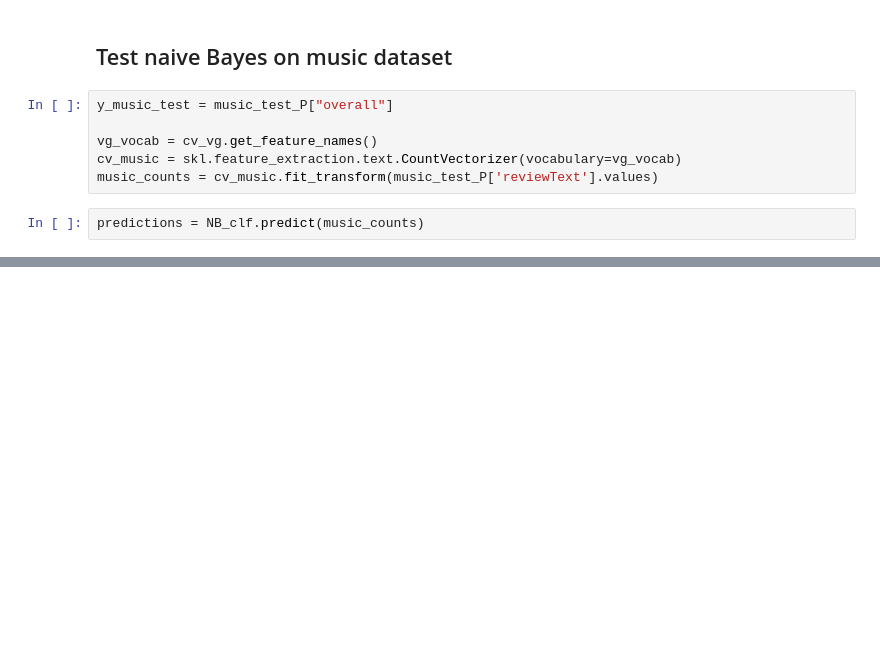
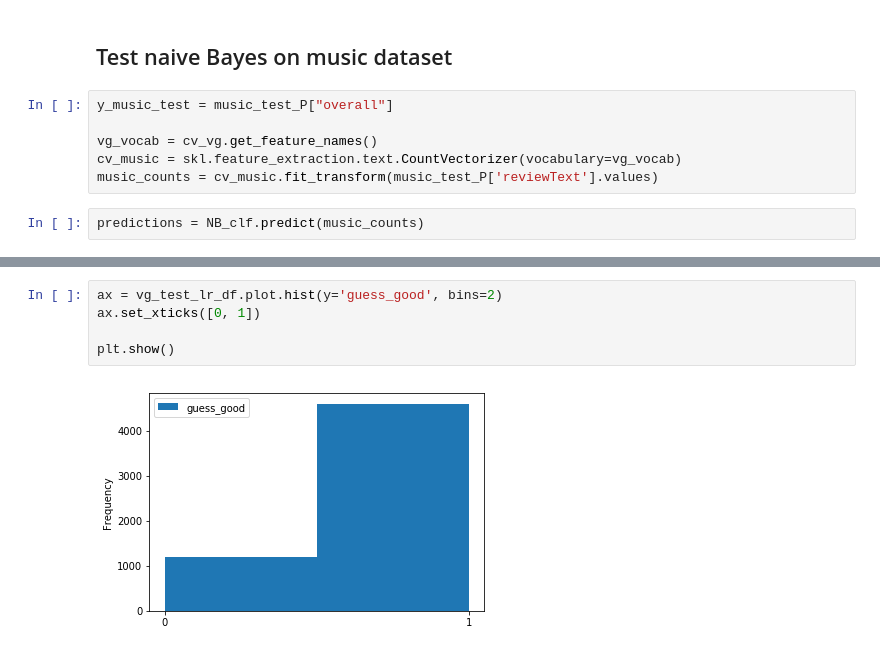
Before and after one commit to heatherThida2/Amazon-SentimentalAnalysis, a Jupyter notebook: sentiment-analysis--amazon_commented.ipynb, the cells around one changed output, grey strips where cells are left out. Drawn from its saved outputs; the diff is of its cells as text; blank space fills up the shorter version.

```diff
--- a/sentiment-analysis--amazon_commented.ipynb
+++ b/sentiment-analysis--amazon_commented.ipynb
@@ -454,0 +562,7 @@ preserved for possible future use, but should be deleted
+# %%
+ax = vg_test_lr_df.plot.hist(y='guess_good', bins=2)
+ax.set_xticks([0, 1])
+
+plt.show()
+# %% [output]
+[figure, added]
```
Also changed, not shown: parts of 44 cells of this notebook.
